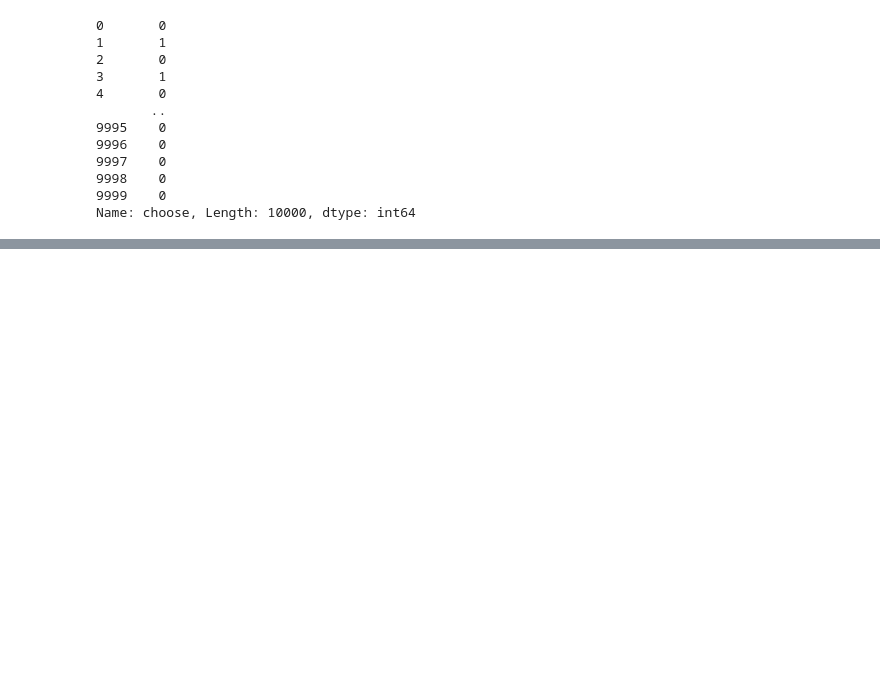
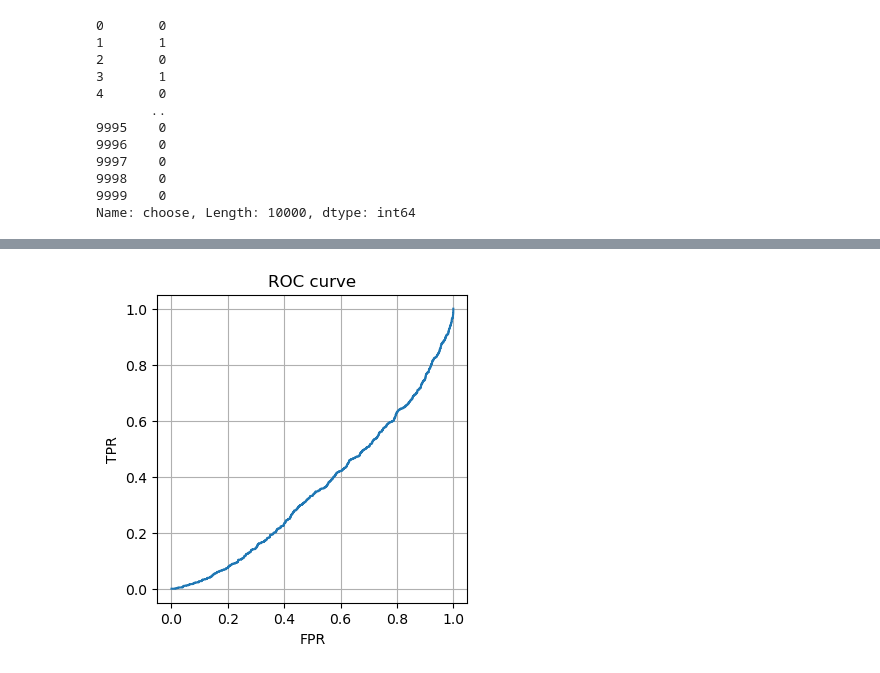
Before and after one commit to SpaceMakerc/tutor_prediction, a Jupyter notebook: predict_model_v1.ipynb, the cells around one changed output, grey strips where cells are left out. Cells and saved outputs as stored; diff of their text form; code cells hidden in the pictures; blank space fills up the shorter version.

```diff
--- a/predict_model_v1.ipynb
+++ b/predict_model_v1.ipynb
@@ -696,2 +708,2 @@ logistic_regression.eval_model(X=X_train, y=y_train, iterations=1000)
 # %%
-train_predictions, train_proba = logistic_regression.calc_prediction(X=X_train)
+train_predictions, train_proba = logistic_regression.calc_prediction(X=X_train_scaled)
@@ -731,5 +794,45 @@ def calc_metrix_from_confusion_matrix(cm):
 # %%
 # ROC-AUC
 # %%
-def calc_roc(y_pred, y_pred_proba, y):
-    ...
+def calc_roc(y_pred_proba, y):
+
+    df = pd.DataFrame({
+        "y_true": y,
+        "possibility": y_pred_proba
+    })
+    df = df.sort_values(by="possibility", ascending=False)
+
+    P = (df["y_true"] == 1).sum()
+    N = (df["y_true"] == 0).sum()
+
+    tpr_list = [0.0]
+    fpr_list = [0.0]
+
+    TP = 0
+    FP = 0
+
+    for _, row in df.iterrows():
+        if row["y_true"] == 1:
+            TP += 1
+        else:
+            FP += 1
+
+        tpr_list.append(TP / P)
+        fpr_list.append(FP / N)
+
+    return fpr_list, tpr_list
+# %%
+fpr_list, tpr_list = calc_roc(y_pred_proba=train_proba, y=y_train)
+# %%
+plt.figure(figsize=(4, 4))
+
+plt.plot(fpr_list, tpr_list)
+plt.title('ROC curve')
+plt.xlabel('FPR')
+plt.ylabel('TPR')
+plt.grid()
+# plt.legend(' ', title=f'AUC-ROC={AUC_ROC:.3f}', loc='lower right')
+
+plt.show()
+# %% [output]
+[figure, added]
```
Also changed, not shown: parts of 11 cells of this notebook.
